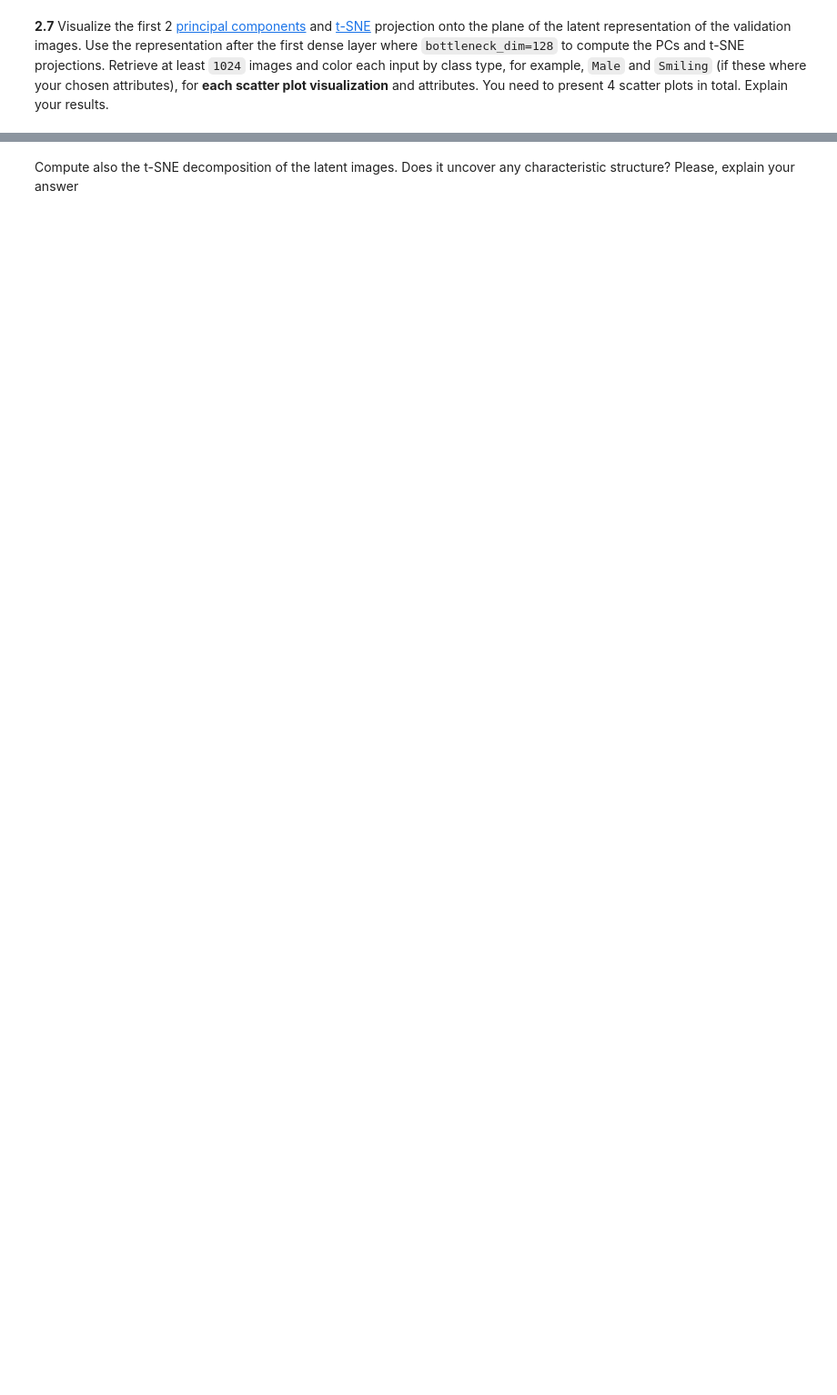
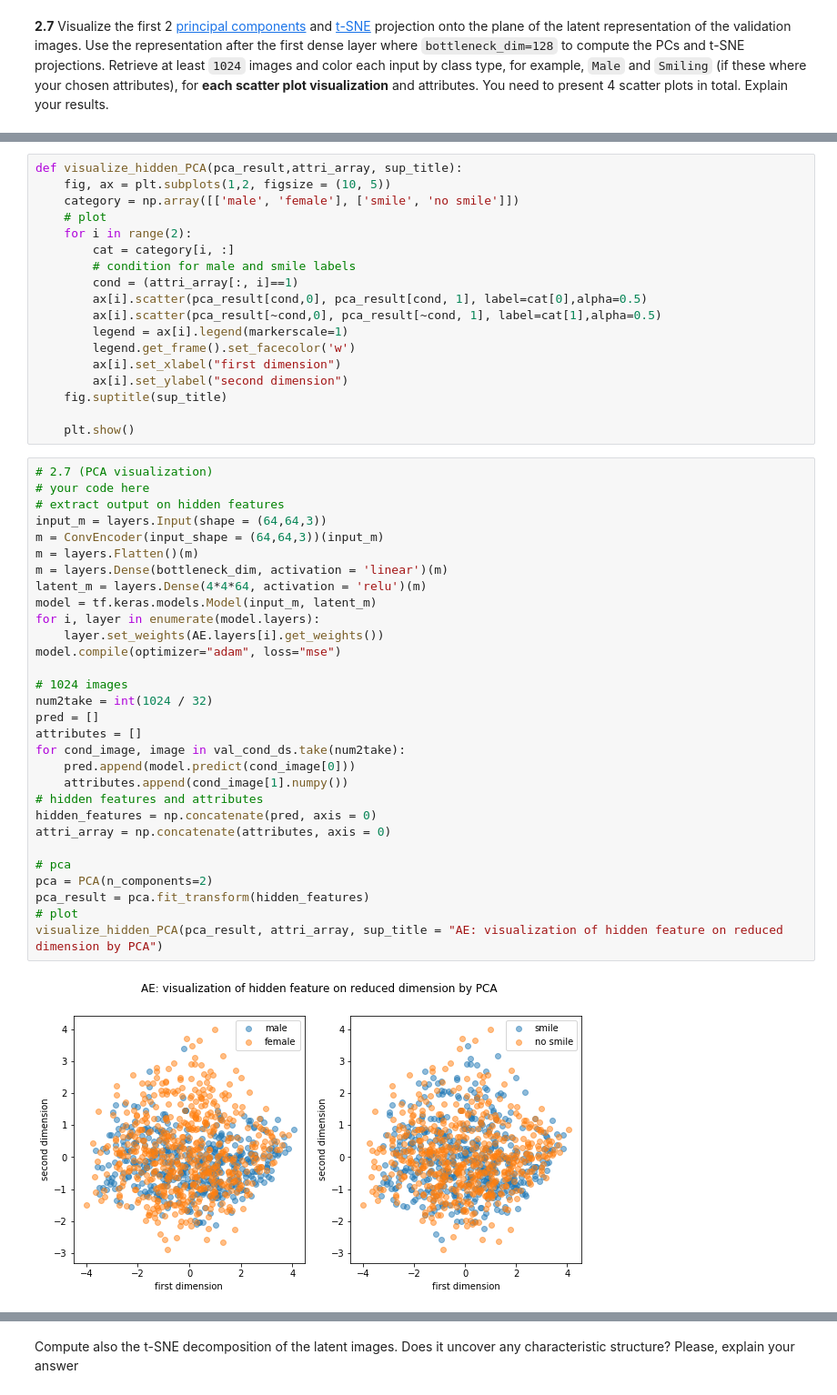
Before and after one commit to Ruby122/2020-CS109B, a Jupyter notebook: content/homeworks/hw07/cs109b_hw7.ipynb, the cells around one changed output, grey strips where cells are left out. Shown at 91% size. Cells and saved outputs as stored; diff of their text form; blank space fills up the shorter version.

```diff
--- a/content/homeworks/hw07/cs109b_hw7.ipynb
+++ b/content/homeworks/hw07/cs109b_hw7.ipynb
@@ -444,0 +444,50 @@ AttributeError: 'ConvEncoder' object has no attribute 'shape'
+# %%
+def visualize_hidden_PCA(pca_result,attri_array, sup_title):
+    fig, ax = plt.subplots(1,2, figsize = (10, 5))
+    category = np.array([['male', 'female'], ['smile', 'no smile']])
+    # plot
+    for i in range(2):
+        cat = category[i, :]
+        # condition for male and smile labels
+        cond = (attri_array[:, i]==1)
+        ax[i].scatter(pca_result[cond,0], pca_result[cond, 1], label=cat[0],alpha=0.5)
+        ax[i].scatter(pca_result[~cond,0], pca_result[~cond, 1], label=cat[1],alpha=0.5)
+        legend = ax[i].legend(markerscale=1)
+        legend.get_frame().set_facecolor('w')
+        ax[i].set_xlabel("first dimension")
+        ax[i].set_ylabel("second dimension")
+    fig.suptitle(sup_title)
+
+    plt.show()
+# %%
+# 2.7 (PCA visualization)
+# your code here
+# extract output on hidden features
+input_m = layers.Input(shape = (64,64,3))
+m = ConvEncoder(input_shape = (64,64,3))(input_m)
+m = layers.Flatten()(m)
+m = layers.Dense(bottleneck_dim, activation = 'linear')(m)
+latent_m = layers.Dense(4*4*64, activation = 'relu')(m)
+model = tf.keras.models.Model(input_m, latent_m)
+for i, layer in enumerate(model.layers):
+    layer.set_weights(AE.layers[i].get_weights())
+model.compile(optimizer="adam", loss="mse")
+
+# 1024 images
+num2take = int(1024 / 32)
+pred = []
+attributes = []
+for cond_image, image in val_cond_ds.take(num2take):
+    pred.append(model.predict(cond_image[0]))
+    attributes.append(cond_image[1].numpy())
+# hidden features and attributes
+hidden_features = np.concatenate(pred, axis = 0)
+attri_array = np.concatenate(attributes, axis = 0)
+
+# pca
+pca = PCA(n_components=2)
+pca_result = pca.fit_transform(hidden_features)
+# plot
+visualize_hidden_PCA(pca_result, attri_array, sup_title = "AE: visualization of hidden feature on reduced dimension by PCA")
+# %% [output]
+[figure, added]
```
Also changed, not shown: parts of 18 cells of this notebook, 5 other files.
